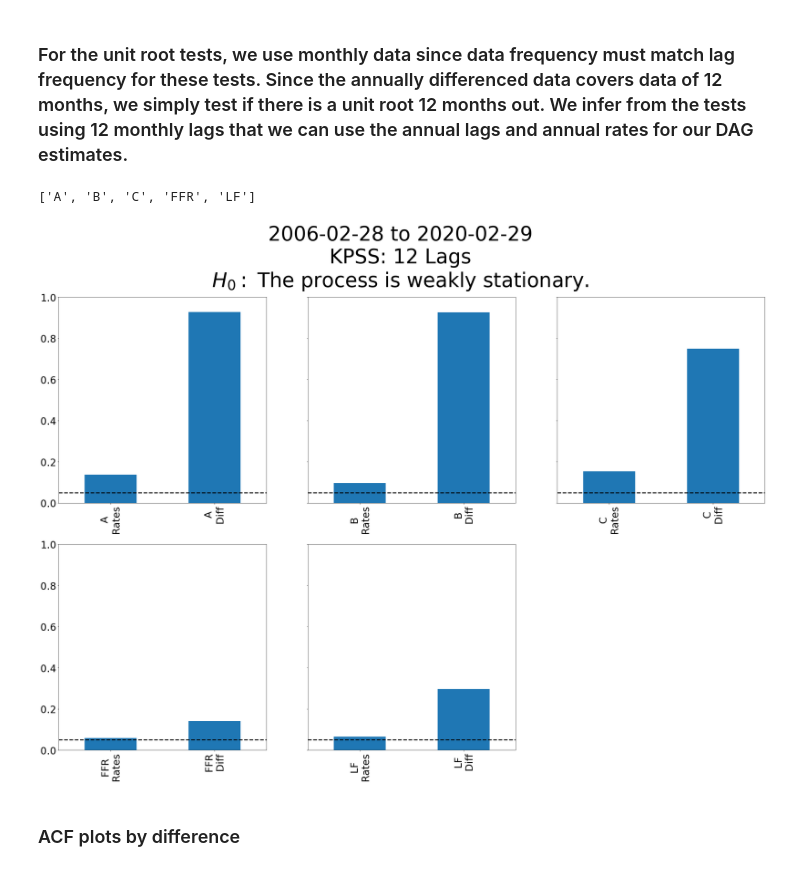
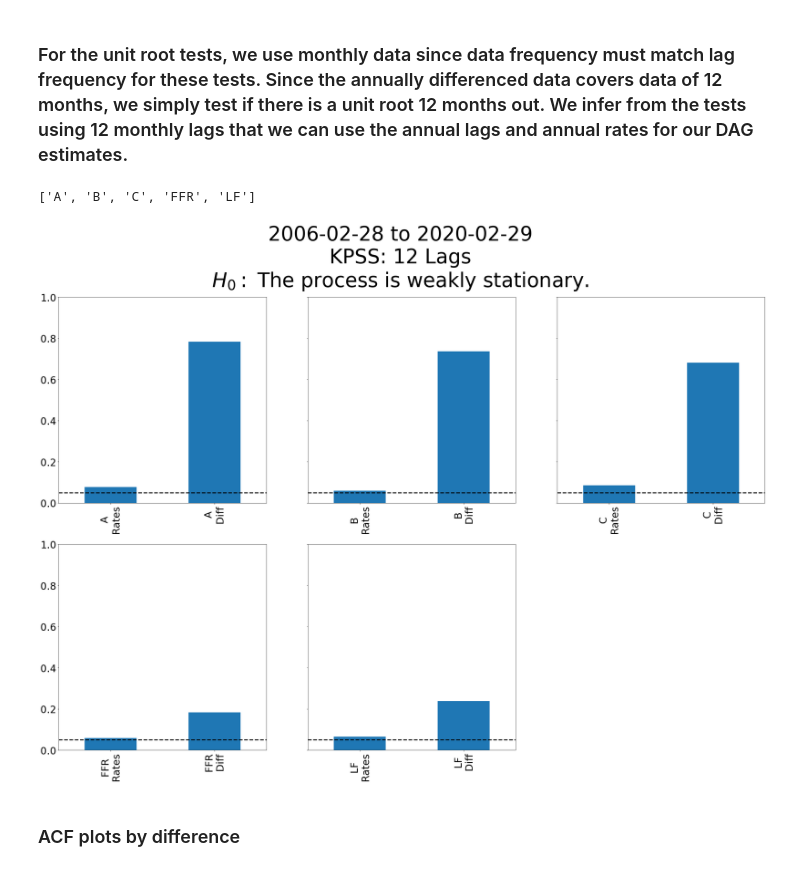
Before and after one commit to jlcatonjr/ProjectRepositories, a Jupyter notebook: MappingTheFederalReserve'sResponseFunctionWithDirectedAcyclicGraphs/Mapping the Federal Reserve's Response Function with Directed Acyclic Graphs 06062022 Total Assets.ipynb, the cells around one changed output. Drawn from its saved outputs; the diff is of its cells as text; code cells hidden in the pictures.

```diff
--- a/MappingTheFederalReserve'sResponseFunctionWithDirectedAcyclicGraphs/Mapping the Federal Reserve's Response Function with Directed Acyclic Graphs 06062022 Total Assets.ipynb
+++ b/MappingTheFederalReserve'sResponseFunctionWithDirectedAcyclicGraphs/Mapping the Federal Reserve's Response Function with Directed Acyclic Graphs 06062022 Total Assets.ipynb
@@ -283,39 +283,39 @@ for diff in diffs:
 #     data[diff] = data[diff][test_vars].dropna().dropna()
     #     adf_data = monthly_data[diff][test_vars]
 
-    test_data_dct[diff] = copy.copy(rename_vars(monthly_data[diff][test_vars], rename_dct))
+    test_data_dct[diff] = copy.copy(rename_vars(data[diff][test_vars], rename_dct))
 #     data[diff] = rename_vars(data[diff][test_vars], rename_dct)
 for start, end in start_end_list:
     test_data = {}
 #     for key in test_vars:
 #         for rename_key in rename_dct:
 #             if rename_key in key:
 #                 monthly_data[diff].rename(columns={key:rename_dct[rename_key] for rename_key in rename_dct if rename_key in key},
 #                                 inplace = True)
 #                 data[diff].rename(columns={key:rename_dct[rename_key] for rename_key in rename_dct if rename_key in key},
 #                                 inplace = True)
 
     for diff in diffs:
         test_data[diff] = test_data_dct[diff][abbrev_keys].loc[start:end].dropna()
     for lags in [year]:#[1,year]:
         adf_df, kpss_df = run_ts_tests(test_data, lags)
         # plot_ADF tests
         # create filler val to get null hypothesis
         val = [i for i in range(10)]
         title = start + " to " + end + "\nADF: " + str(lags) + " Lags\n$H_0:$ "+ ADF(val,
                            lags = lags,
                            trend = "c").null_hypothesis + "\n"
         title_y = 1
         # ADF Commented Out, only include KPSS
 #         bar_plots(adf_df, title = title, title_y = title_y)
         # plot KPSS tests
         title = start + " to " + end +  "\nKPSS: " + str(lags) + " Lags\n$H_0:$ "+  KPSS(val,
                                lags = lags,
                                trend = "c").null_hypothesis + "\n"
         bar_plots(kpss_df, title = title, title_y = title_y)
 # %% [output]
 ['A', 'B', 'C', 'FFR', 'LF']
-[figure, old version]
+[figure, new version]
 # %% [markdown]
 ### ACF plots by difference
 # %%
```
Also changed, not shown: parts of 3 cells of this notebook, 15 other files.
